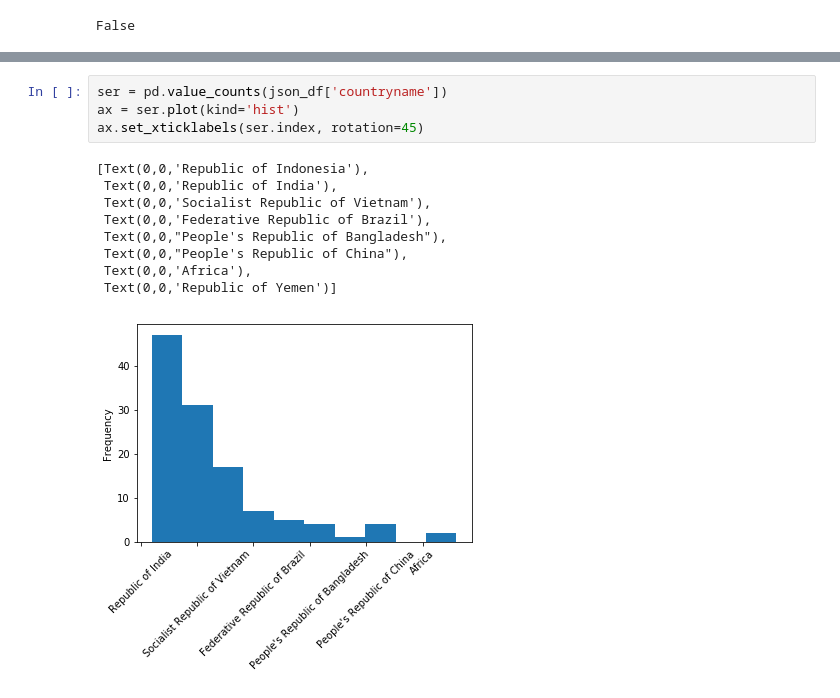
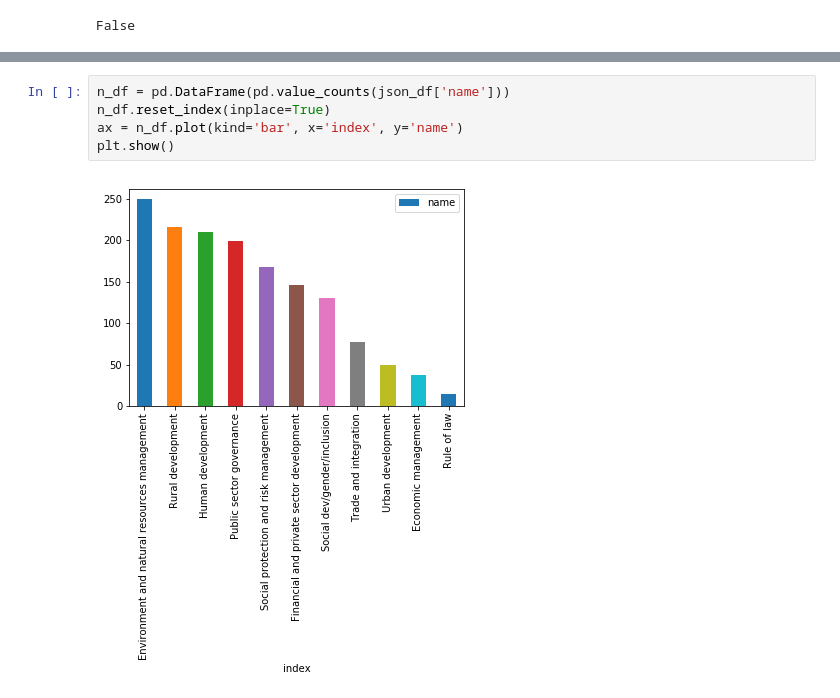
Before and after one commit to fsafe/data_wrangling_json, a Jupyter notebook: sliderule_dsi_json_exercise.ipynb, the cells around one changed output, grey strips where cells are left out. Cells and saved outputs as stored; diff of their text form.

Commit message:
changed histogram to bar plot and added pyplot import stmnt

```diff
--- a/sliderule_dsi_json_exercise.ipynb
+++ b/sliderule_dsi_json_exercise.ipynb
@@ -175,14 +164,7 @@ ax.set_xticklabels(ser.index, rotation=45)
-# %%
-ser = pd.value_counts(json_df['countryname'])
-ax = ser.plot(kind='hist')
-ax.set_xticklabels(ser.index, rotation=45)
-# %% [output]
-[Text(0,0,'Republic of Indonesia'),
- Text(0,0,'Republic of India'),
- Text(0,0,'Socialist Republic of Vietnam'),
- Text(0,0,'Federative Republic of Brazil'),
- Text(0,0,"People's Republic of Bangladesh"),
- Text(0,0,"People's Republic of China"),
- Text(0,0,'Africa'),
- Text(0,0,'Republic of Yemen')]
-[figure, removed]
+# %%
+n_df = pd.DataFrame(pd.value_counts(json_df['name']))
+n_df.reset_index(inplace=True)
+ax = n_df.plot(kind='bar', x='index', y='name')
+plt.show()
+# %% [output]
+[figure, added]
```
Also changed, not shown: parts of 3 cells of this notebook.
